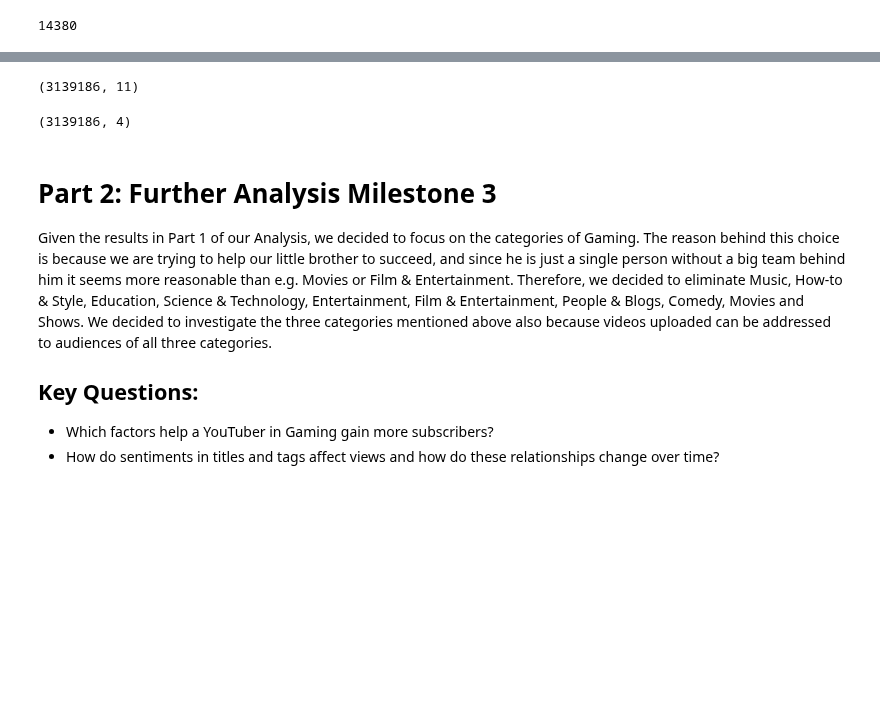
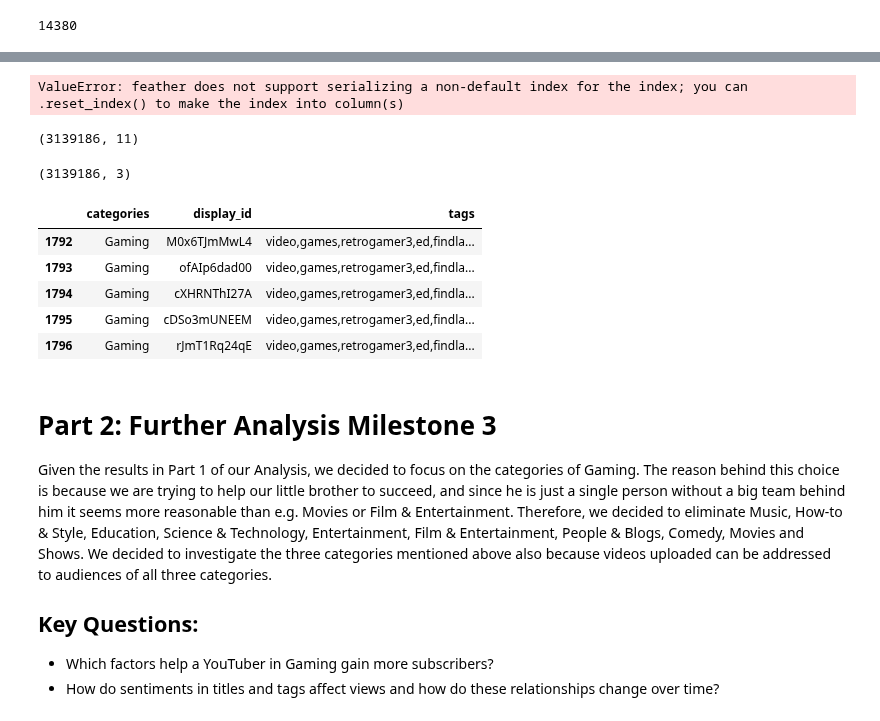
Before and after one commit to epfl-ada/ada-2022-project-adaptation, a Jupyter notebook: MS3_Analysis.ipynb, the cells around one changed output, grey strips where cells are left out. Cells and saved outputs as stored; diff of their text form; code cells hidden in the pictures; blank space fills up the shorter version.

```diff
--- a/MS3_Analysis.ipynb
+++ b/MS3_Analysis.ipynb
@@ -206,24 +198,33 @@ titles_metadatas = titles_metadatas[
 ]
 # %%
-# Save titles_metadatas in feather
-titles_metadatas.to_feather("./data/yt_metadata_title_filtered.feather")
+# Save title_metadatas in feather
+title_metadatas.to_feather("./data/yt_metadata_title_filtered.feather")
+# %% [output]
+ValueError: feather does not support serializing a non-default index for the index; you can .reset_index() to make the index into column(s)
 # %%
 video_metadatas.shape
 # %% [output]
 (3139186, 11)
 # %%
-titles_metadatas.shape
+title_metadatas.shape
 # %% [output]
-(3139186, 4)
+(3139186, 3)
 # %%
-tags_metadata = pd.read_feather(
+tag_metadatas = pd.read_feather(
     "./data/yt_metadata_tags_helper.feather")
 
-tags_metadata = tags_metadata[
-    tags_metadata['display_id'].isin(video_metadatas.display_id)
+tag_metadatas = tag_metadatas[
+    tag_metadatas['display_id'].isin(video_metadatas.display_id)
 ]
 # %%
-tags_metadata.head()
+tag_metadatas.head()
+# %% [output]
+|  | categories | display_id | tags |
+| 1792 | Gaming | M0x6TJmMwL4 | video,games,retrogamer3,ed,findla... |
+| 1793 | Gaming | ofAIp6dad00 | video,games,retrogamer3,ed,findla... |
+| 1794 | Gaming | cXHRNThI27A | video,games,retrogamer3,ed,findla... |
+| 1795 | Gaming | cDSo3mUNEEM | video,games,retrogamer3,ed,findla... |
+| 1796 | Gaming | rJmT1Rq24qE | video,games,retrogamer3,ed,findla... |
 # %% [markdown]
 # Part 2: Further Analysis Milestone 3
 
```
Also changed, not shown: parts of 49 cells of this notebook.
